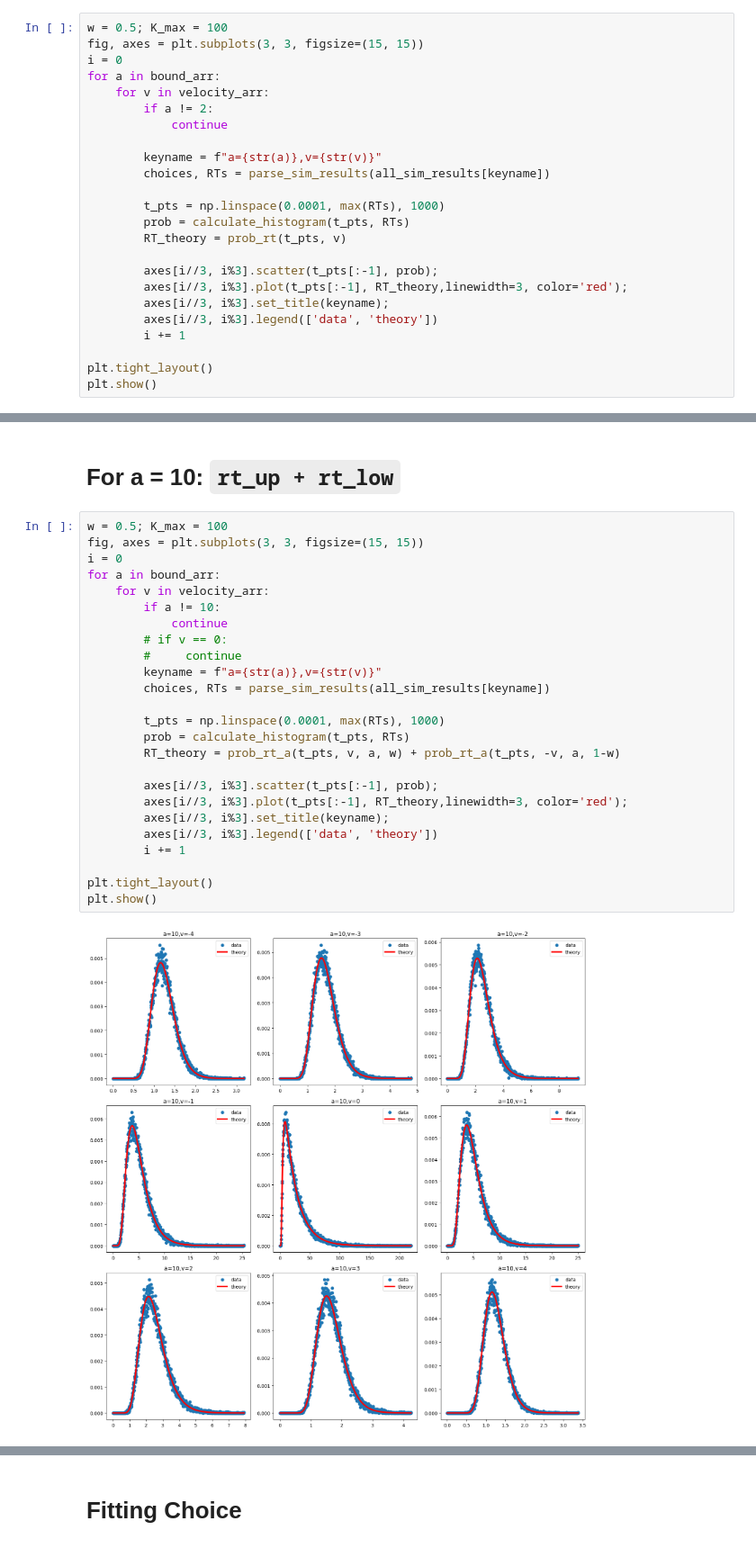
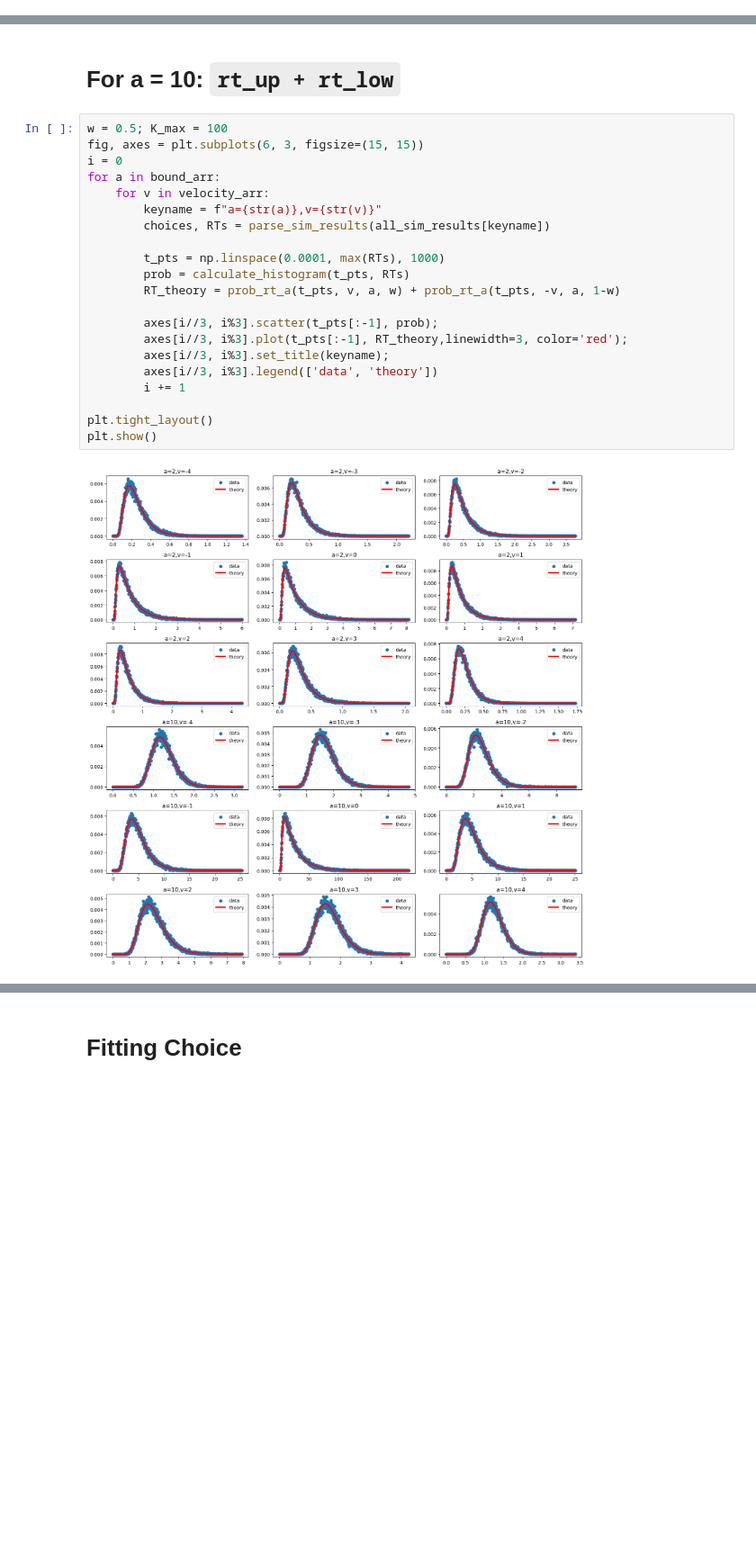
Before and after one commit to rakaar/ai_stats_notes, a Jupyter notebook: neural/ddm_ex21.ipynb, the cells around one changed output, grey strips where cells are left out. Shown at 90% size. Saved outputs shown, nothing was run; the diff lists cells and outputs as text; blank space fills up the shorter version.

```diff
--- a/neural/ddm_ex21.ipynb
+++ b/neural/ddm_ex21.ipynb
@@ -172,24 +103,0 @@ plt.show()
-# %%
-w = 0.5; K_max = 100
-fig, axes = plt.subplots(3, 3, figsize=(15, 15))
-i = 0
-for a in bound_arr:
-    for v in velocity_arr:
-        if a != 2:
-            continue
-
-        keyname = f"a={str(a)},v={str(v)}"
-        choices, RTs = parse_sim_results(all_sim_results[keyname])
-
-        t_pts = np.linspace(0.0001, max(RTs), 1000)
-        prob = calculate_histogram(t_pts, RTs)
-        RT_theory = prob_rt(t_pts, v)
-
-        axes[i//3, i%3].scatter(t_pts[:-1], prob);
-        axes[i//3, i%3].plot(t_pts[:-1], RT_theory,linewidth=3, color='red');
-        axes[i//3, i%3].set_title(keyname);
-        axes[i//3, i%3].legend(['data', 'theory'])
-        i += 1
-
-plt.tight_layout()
-plt.show()
@@ -199,28 +105,24 @@ plt.show()
 # For a = 10: `rt_up + rt_low`
 # %%
 w = 0.5; K_max = 100
-fig, axes = plt.subplots(3, 3, figsize=(15, 15))
+fig, axes = plt.subplots(6, 3, figsize=(15, 15))
 i = 0
 for a in bound_arr:
     for v in velocity_arr:
-        if a != 10:
-            continue
-        # if v == 0:
-        #     continue
         keyname = f"a={str(a)},v={str(v)}"
         choices, RTs = parse_sim_results(all_sim_results[keyname])
 
         t_pts = np.linspace(0.0001, max(RTs), 1000)
         prob = calculate_histogram(t_pts, RTs)
         RT_theory = prob_rt_a(t_pts, v, a, w) + prob_rt_a(t_pts, -v, a, 1-w)
 
         axes[i//3, i%3].scatter(t_pts[:-1], prob);
         axes[i//3, i%3].plot(t_pts[:-1], RT_theory,linewidth=3, color='red');
         axes[i//3, i%3].set_title(keyname);
         axes[i//3, i%3].legend(['data', 'theory'])
         i += 1
 
 plt.tight_layout()
 plt.show()
 # %% [output]
-[figure, old version]
+[figure, new version]
```
Also changed, not shown: parts of 11 cells of this notebook.
